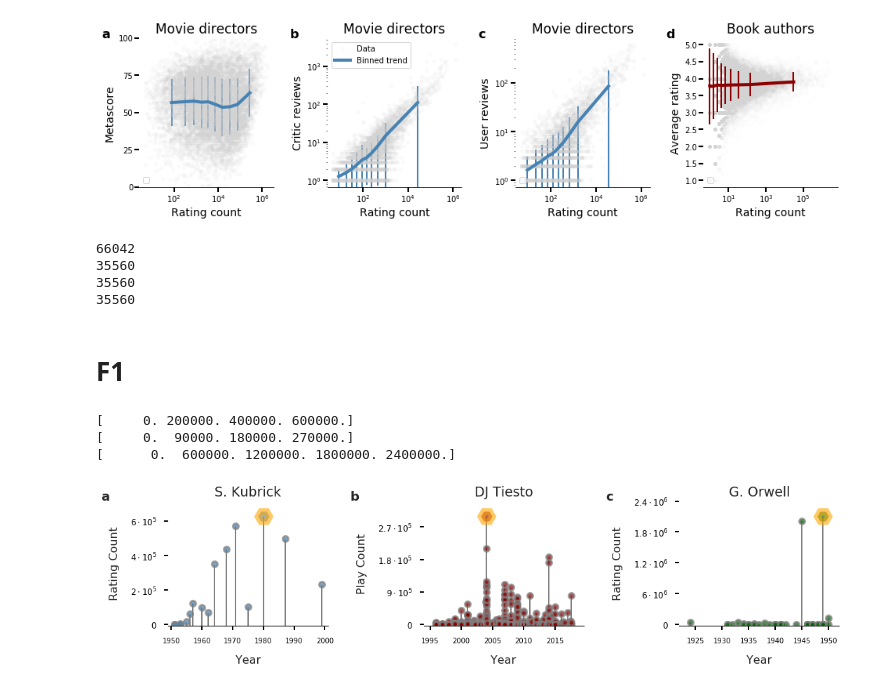
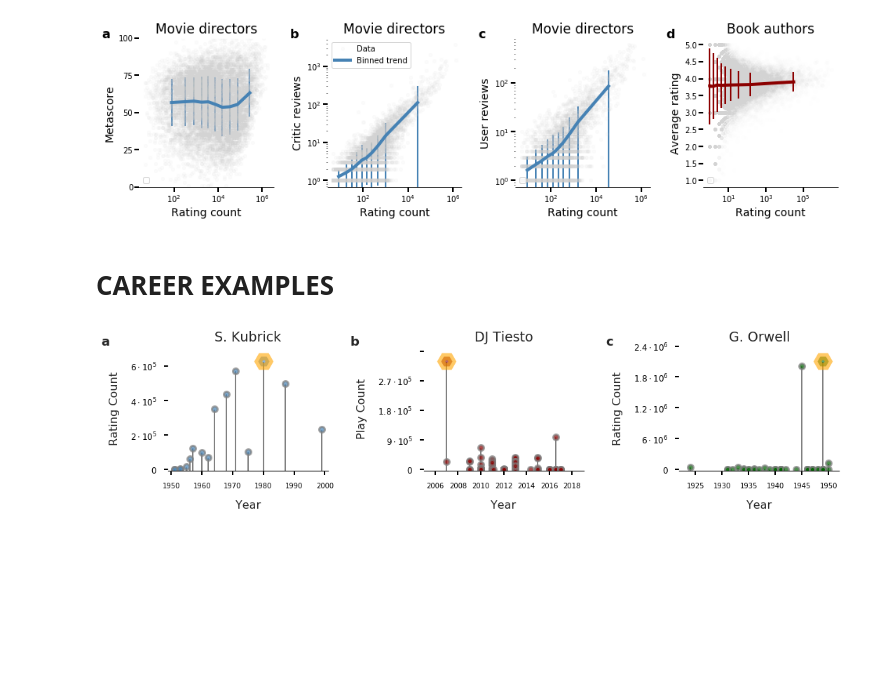
Before and after one commit to milanjanosov/success_engine, a Jupyter notebook: QMODELNEW/FinalPlots.ipynb, the cells around one changed output. Saved outputs shown, nothing was run; the diff lists cells and outputs as text; code cells hidden in the pictures; blank space fills up the shorter version.

Commit message:
PLOTS UPDATE

```diff
--- a/QMODELNEW/FinalPlots.ipynb
+++ b/QMODELNEW/FinalPlots.ipynb
@@ -253,11 +273,7 @@ get_N_star_N_plot_new('classical', '80',field_title['classical'],  ax[2,3], 'dar
 get_N_star_N_plot_new('funk',      '80',field_title['funk'],       ax[3,0], 'darkred', labelfont = 13, titlefont = 14, legendfont = 8)
 get_N_star_N_plot_new('folk',      '80',field_title['folk'],       ax[3,1], 'darkred', labelfont = 13, titlefont = 14, legendfont = 8)
 
-for i in range(1,4):
-    for j in range(4):
-        ax[j,i].set_ylabel('')
-
-
+[ax[j,i].set_ylabel('') for i in range(1,4)  for j in range(4)]
 ax[3,2].axis('off')
 ax[3,3].axis('off')
 
@@ -753,8 +757,6 @@ colors_field =  {    'art_director': 'steelblue',
                      'producer'    : 'steelblue',
                      'rock'        : 'darkred',
                      'writer'      : 'steelblue'}
-
-
 pdata = {}
 qdata = {}
 
@@ -764,7 +766,7 @@ for line in open('DataToPlot/5_LuckSkill/p_avg_std.dat'):
         field = line[0].replace('p_distribution_', '').rsplit('_', 1)[0]
         pavg  = float(line[1])
         pstd  = float(line[2])
-        pdata[field] = pstd / pavg
+        pdata[field] = pstd# / pavg
 
 
 for line in open('DataToPlot/5_LuckSkill/Q_avg_std.dat'):
@@ -778,12 +780,10 @@ for line in open('DataToPlot/5_LuckSkill/Q_avg_std.dat'):
 final_keys = ['art_director-20', 'authors-50','classical-80', 'composer-10', 'director-10', 'electro-80', 'folk-80',
              'funk-80', 'hiphop-80', 'jazz-80', 'pop-80', 'producer-10', 'rock-80', 'writer-10' ]
 
-
 luck_skill_data = {}
 
 for field in final_keys:
-
-    luck_skill_data[field.split('-')[0]] =  qdata[field] / (pdata[field] + qdata[field])
+    luck_skill_data[field.split('-')[0]] =  qdata[field] / pdata[field]
 
 luck_skill_data
 # %% [output]
@@ -1297,22 +1129,9 @@ plt.savefig('../../../../Dropbox/Artisic_careers_paper/text/Figures/F0.png', bbo
 35288
 35288
 [figure]
-# %%
-#b_avg
-print len(b_cnt )
-
-print len(m_cnt2  )
-print len(m_critic )
-print len(m_user  )
-# %% [output]
-66042
-35560
-35560
-35560
-# %% [markdown]
-# F1
+# %% [markdown]
+# CAREER EXAMPLES
 # %%
-#execfile("0_imports.py")
 import matplotlib.pyplot as plt
 import seaborn
 import numpy as np
@@ -1323,14 +1142,15 @@ seaborn.set_style('white')
 TITLEFONT = 19
 LABLEFONT = 16
 
-
 def plot_career(inputfile, name, title, color, ax, title_font, labelsize, font_tick, meas = 3):
 
     data  = []
+    for line in open(inputfile):
 
-    for line in open(inputfile):
-        fields  = line.replace(',','').replace('None', '0').strip().split('\t')
-        data.append((float(fields[1]), float(fields[meas]) ))
+        if 'play' not in line:
+
+            fields  = line.replace(',','').replace('None', '0').strip().split('\t')
+            data.append((float(fields[1]), float(fields[meas]) ))
 
 
     years,    cnt      = zip(*sorted(data, key=lambda tup: tup[0]))
@@ -1357,10 +1177,7 @@ def plot_career(inputfile, name, title, color, ax, title_font, labelsize, font_t
             years_n.append(years[i])
             cnt_n.append(cnt[i])
 
-
-
     ax.plot(years_n, cnt_n, 'o', color = color, markersize = 8, alpha = 0.7, markeredgecolor='grey', markeredgewidth = 3)#, linewidth='0'
-
     yticks = np.arange(0, 1.15*maxcnt, round(1.15*maxcnt/4, -5 if maxcnt > 500000 else -4))
 
     ax.tick_params(axis='both', which='major', pad=2)
@@ -1372,51 +1189,37 @@ def plot_career(inputfile, name, title, color, ax, title_font, labelsize, font_t
     ax.legend(loc = 'lower left', fontsize = 10)
 
     ax.set_yticks(yticks)
-    print yticks
     ax.set_yticklabels([str(yy/1000).replace('.0', '') + 'k' if len(str(yy).replace('.0', '')) < 7 else str(yy/1000000).replace('.0', '') + 'M' for yy in yticks])#, rotation='vertical')
-
-
 
 
 
 fig, ax = plt.subplots(1, 3, figsize=(15, 4))
 
 plot_career('../PaperFigures/FinalData/Examples/2_example_kubrick.dat', 'S. Kubrick', 'Star Wars IV', 'steelblue', ax[0], 30, 28, 24)
-plot_career('../PaperFigures/FinalData/Examples/2_example_tiesto.dat',  'DJ Tiesto', 'Valami', 'darkred', ax[1], 30, 28, 24, 2)
+plot_career('1602787_pop_simple_career',  'DJ Tiesto', 'Valami', 'darkred', ax[1], 30, 28, 24, 2)
 plot_career('../PaperFigures/FinalData/Examples/2_example_orwell.dat',  'G. Orwell', 'valamike', 'darkgreen', ax[2], 30, 28, 24)
 
-for j in range(3):
-    ax[j].tick_params(axis='both', which='major', pad=21)
+[ax[j].tick_params(axis='both', which='major', pad=21) for j in range(3)]
 
 xoff = -0.5
-
 ax[0].annotate("a", xy=(-0.42, 1.0), xycoords="axes fraction", fontsize = LABLEFONT+2,     weight="bold")
 ax[1].annotate("b", xy=(-0.46, 1.0), xycoords="axes fraction", fontsize = LABLEFONT+2,    weight="bold")
 ax[2].annotate("c", xy=(-0.46, 1.0), xycoords="axes fraction", fontsize = LABLEFONT+2,     weight="bold")
 
-
-
 ax[0].set_yticklabels(['$0$', '$2 \cdot 10^5$', '$4 \cdot 10^5$',   '$6 \cdot 10^5$'],  fontsize = 12)
 ax[1].set_yticklabels(['$0$', '$9 \cdot 10^5$', '$1.8 \cdot 10^5$', '$2.7 \cdot 10^5$'], fontsize = 12)
 ax[2].set_yticklabels(['$0$', '$6 \cdot 10^6$', '$1.2 \cdot 10^6$', '$1.8 \cdot 10^6$', '$2.4 \cdot 10^6$'], fontsize = 12)
-
 ax[1].set_ylabel('Play Count', fontsize  = LABLEFONT, labelpad=15)
-
 
 plt.tight_layout()
 plt.subplots_adjust(left=None, bottom=None, right=None, top=None, wspace=0.6, hspace=None)
-
 
 for i in range(3):
     ax[i].tick_params(axis='y', which='major', pad=10)
     ax[i].tick_params(axis='x', which='major', pad=10)
 
 
-plt.savefig('../../../../Dropbox/Artisic_careers_paper/text/Figures/F1.png')
+#plt.savefig('../../../../Dropbox/Artisic_careers_paper/text/Figures/F1.png')
 plt.show()
-#plt.close()
 # %% [output]
-[     0. 200000. 400000. 600000.]
-[     0.  90000. 180000. 270000.]
-[      0.  600000. 1200000. 1800000. 2400000.]
-[figure, old version]
+[figure, new version]
```
Also changed, not shown: parts of 47 cells of this notebook, 1 other file.
